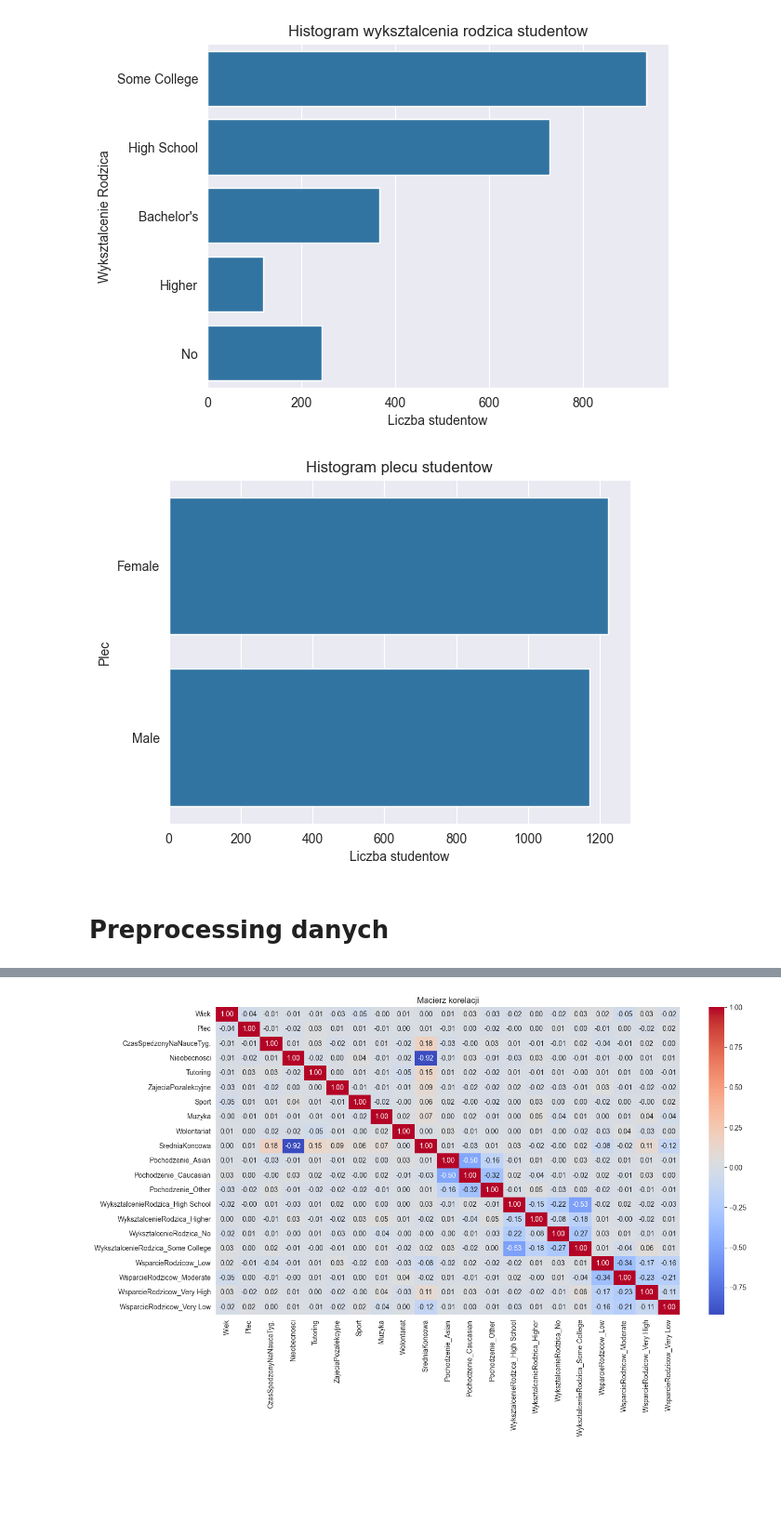
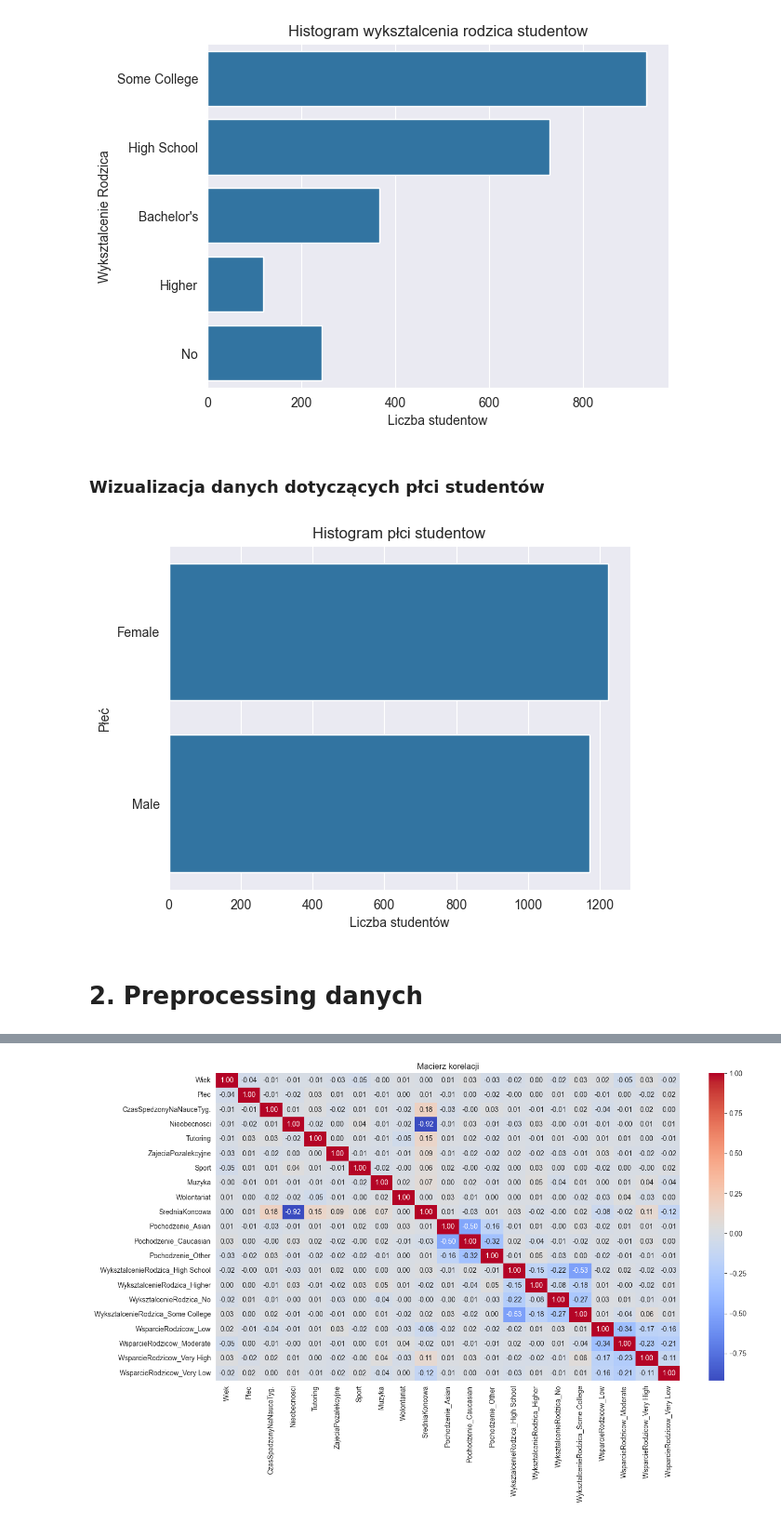
Before and after one commit to Polinez/MLClassProject, a Jupyter notebook: UM_Wandzel_Walus_Adamiak_Szymczyk.ipynb, the cells around one changed output, grey strips where cells are left out. Shown at 93% size. Drawn from its saved outputs; the diff is of its cells as text; code cells hidden in the pictures; blank space fills up the shorter version.

Commit message:
fix: added some graphs and descriptions

```diff
--- a/UM_Wandzel_Walus_Adamiak_Szymczyk.ipynb
+++ b/UM_Wandzel_Walus_Adamiak_Szymczyk.ipynb
@@ -98,14 +106,16 @@ plt.title('Histogram wyksztalcenia rodzica studentow')
 plt.show()
 # %% [output]
 [figure]
+# %% [markdown]
+### Wizualizacja danych dotyczących płci studentów
 # %%
 sns.countplot(data['Plec'])
-plt.xlabel('Liczba studentow')
-plt.ylabel('Plec')
-plt.title('Histogram plecu studentow')
+plt.xlabel('Liczba studentów')
+plt.ylabel('Płeć')
+plt.title('Histogram płci studentow')
 plt.show()
 # %% [output]
-[figure, old version]
+[figure, new version]
 # %% [markdown]
-# Preprocessing danych
+# 2. Preprocessing danych
 # %% [markdown]
```
Also changed, not shown: parts of 49 cells of this notebook.
